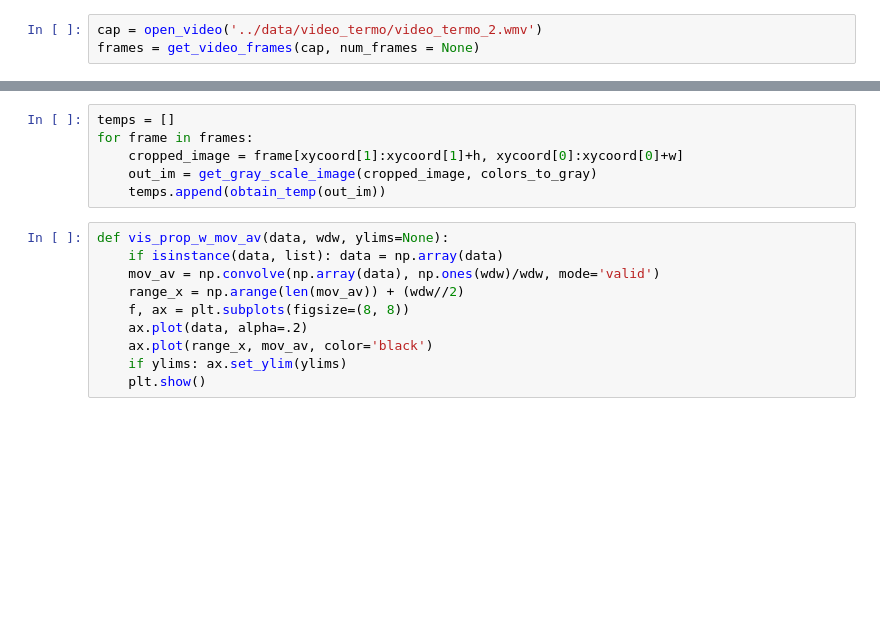
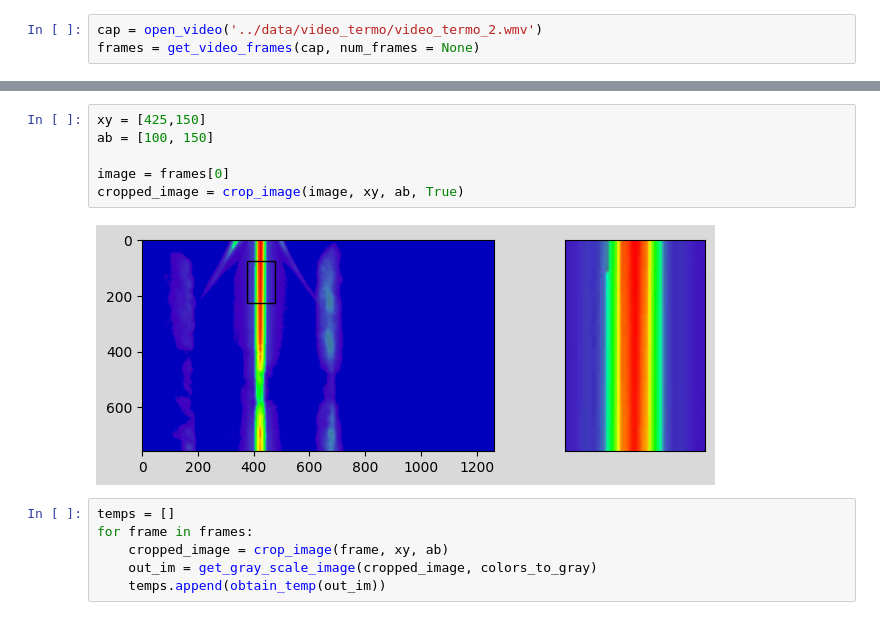
Before and after one commit to deivMM/computer_vision_image_processing, a Jupyter notebook: basics/termo_lortek.ipynb, the cells around one changed output, grey strips where cells are left out. Cells and saved outputs as stored; diff of their text form; blank space fills up the shorter version.

```diff
--- a/basics/termo_lortek.ipynb
+++ b/basics/termo_lortek.ipynb
@@ -151,19 +149,17 @@ plt.show()
+# %%
+xy = [425,150]
+ab = [100, 150]
+
+image = frames[0]
+cropped_image = crop_image(image, xy, ab, True)
+# %% [output]
+[figure, added]
 # %%
 temps = []
 for frame in frames:
-    cropped_image = frame[xycoord[1]:xycoord[1]+h, xycoord[0]:xycoord[0]+w]
+    cropped_image = crop_image(frame, xy, ab)
     out_im = get_gray_scale_image(cropped_image, colors_to_gray)
     temps.append(obtain_temp(out_im))
-# %%
-def vis_prop_w_mov_av(data, wdw, ylims=None):
-    if isinstance(data, list): data = np.array(data)
-    mov_av = np.convolve(np.array(data), np.ones(wdw)/wdw, mode='valid')
-    range_x = np.arange(len(mov_av)) + (wdw//2)
-    f, ax = plt.subplots(figsize=(8, 8))
-    ax.plot(data, alpha=.2)
-    ax.plot(range_x, mov_av, color='black')
-    if ylims: ax.set_ylim(ylims)
-    plt.show()
 # %%
 # %matplotlib tk
 # %matplotlib inline
```
Also changed, not shown: parts of 11 cells of this notebook, 3 other files.
